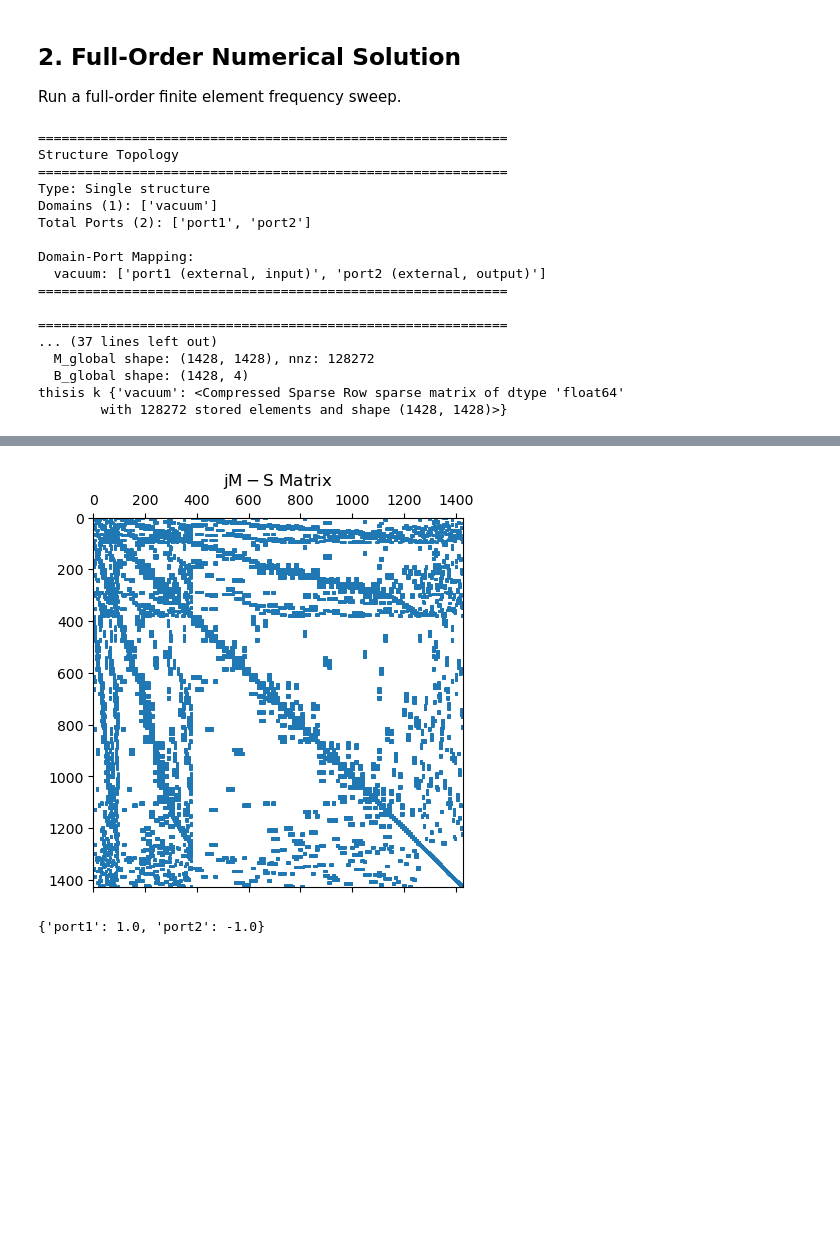
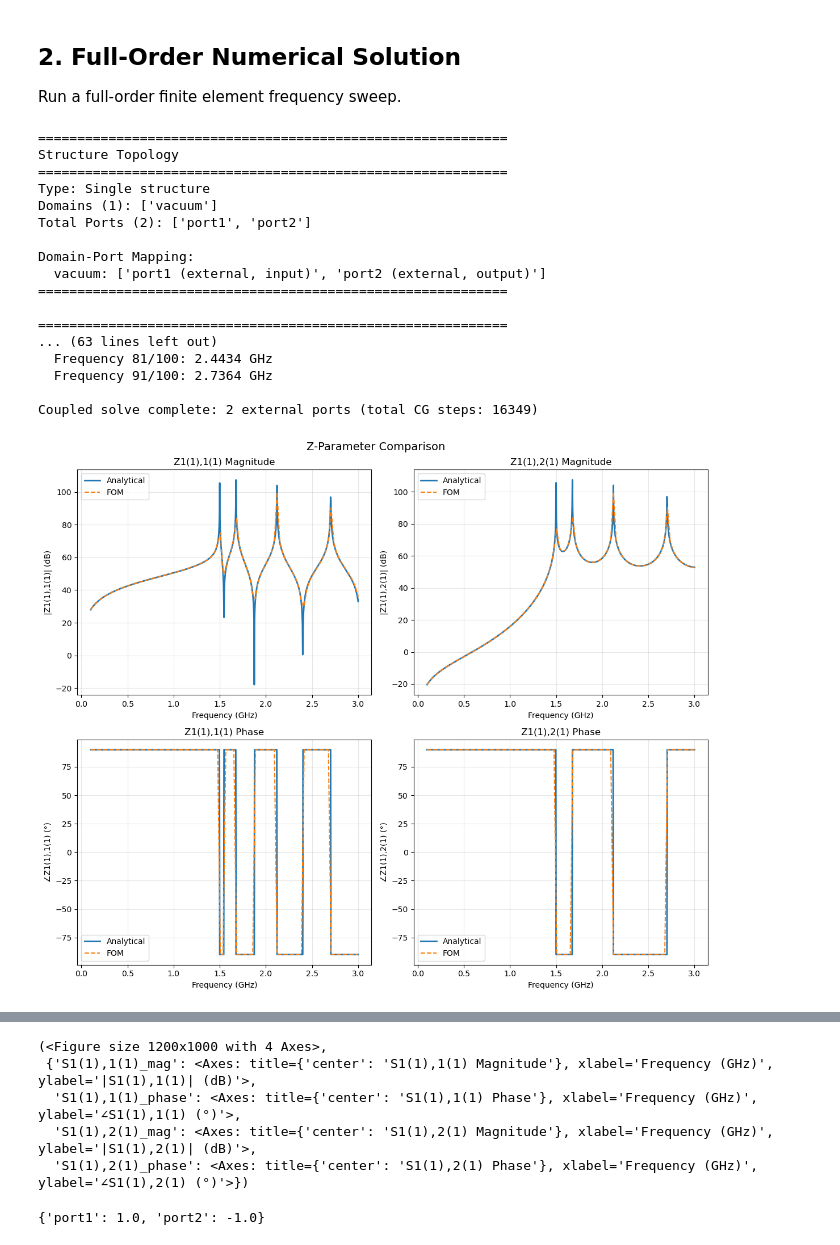
Before and after one commit to Dark-Elektron/cavsim3d, a Jupyter notebook: examples/rwg/rwg.ipynb, the cells around one changed output, grey strips where cells are left out. Cells and saved outputs as stored; diff of their text form; code cells hidden in the pictures; blank space fills up the shorter version.

```diff
--- a/examples/rwg/rwg.ipynb
+++ b/examples/rwg/rwg.ipynb
@@ -54,40 +54,36 @@ Run a full-order finite element frequency sweep.
 # %%
 # 2. Analytical
 a = 100e-3  # Width: 100 mm
 L = 200e-3  # Length: 200 mm
 analytical = RWGAnalytical(a=a, L=L)
 
-
 # 3. FOM solve
 fmin, fmax, nf = 0.1, 3, 100
 fds = FrequencyDomainSolver(rwg, order=3)
 fds.assemble_matrices(nportmodes=2)
 
-# fig, ax = plt.subplot_mosaic([[1, 2]], figsize=(10, 5), layout='constrained')
+fds.solve(fmin, fmax, nf, store_snapshots=True, solver_type='iterative')
 
-print('thisis k', fds.K)
-
-# fds.solve(fmin, fmax, nf, store_snapshots=True, solver_type='iterative')
-
-# # 4. Quick comparison plots - just pass the objects!
-# frequencies = np.linspace(fmin, fmax, 1000) * 1e9
-# plot_z_comparison([analytical, fds], frequencies=frequencies)
-# plot_s_comparison([analytical, fds], frequencies=frequencies)
+# 4. Quick comparison plots - just pass the objects!
+frequencies = np.linspace(fmin, fmax, 1000) * 1e9
+plot_z_comparison([analytical, fds], frequencies=frequencies)
+plot_s_comparison([analytical, fds], frequencies=frequencies)
 # %% [output]
 ============================================================
 Structure Topology
 ============================================================
 Type: Single structure
 Domains (1): ['vacuum']
 Total Ports (2): ['port1', 'port2']
 
 Domain-Port Mapping:
   vacuum: ['port1 (external, input)', 'port2 (external, output)']
 ============================================================
 
 ============================================================
-... (37 lines left out)
-  M_global shape: (1428, 1428), nnz: 128272
-  B_global shape: (1428, 4)
-thisis k {'vacuum': <Compressed Sparse Row sparse matrix of dtype 'float64'
-        with 128272 stored elements and shape (1428, 1428)>}
+... (63 lines left out)
+  Frequency 81/100: 2.4434 GHz
+  Frequency 91/100: 2.7364 GHz
+
+Coupled solve complete: 2 external ports (total CG steps: 16349)
+[figure, added]
@@ -94,13 +91,8 @@ thisis k {'vacuum': <Compressed Sparse Row sparse matrix of dtype 'float64'
+(<Figure size 1200x1000 with 4 Axes>,
+ {'S1(1),1(1)_mag': <Axes: title={'center': 'S1(1),1(1) Magnitude'}, xlabel='Frequency (GHz)', ylabel='|S1(1),1(1)| (dB)'>,
+  'S1(1),1(1)_phase': <Axes: title={'center': 'S1(1),1(1) Phase'}, xlabel='Frequency (GHz)', ylabel='∠S1(1),1(1) (°)'>,
+  'S1(1),2(1)_mag': <Axes: title={'center': 'S1(1),2(1) Magnitude'}, xlabel='Frequency (GHz)', ylabel='|S1(1),2(1)| (dB)'>,
+  'S1(1),2(1)_phase': <Axes: title={'center': 'S1(1),2(1) Phase'}, xlabel='Frequency (GHz)', ylabel='∠S1(1),2(1) (°)'>})
-# %%
-import numpy as np
-omega = 2*np.pi*1e9
-mat = 1j*fds.M['vacuum'] - fds.K['vacuum']
-plt.spy(mat, markersize=1)
-plt.title('$\mathrm{jM-S}$ Matrix')
-plt.savefig('jwm-k_matrix.png', dpi=300)
-# plt.show()
-# %% [output]
-[figure, removed]
 # %%
 fds.port_solver.port_orientation_factors
 # %% [output]
```
Also changed, not shown: parts of 5 cells of this notebook, 5 other files.
